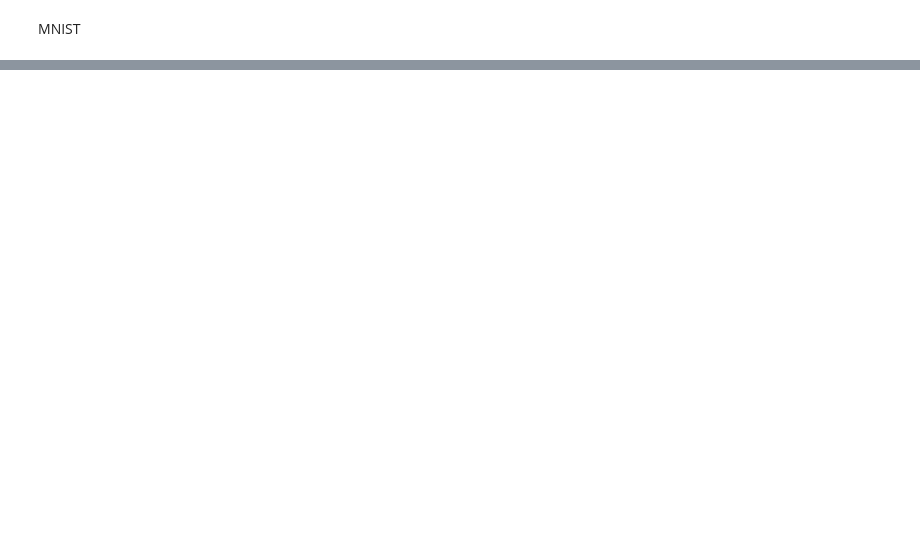
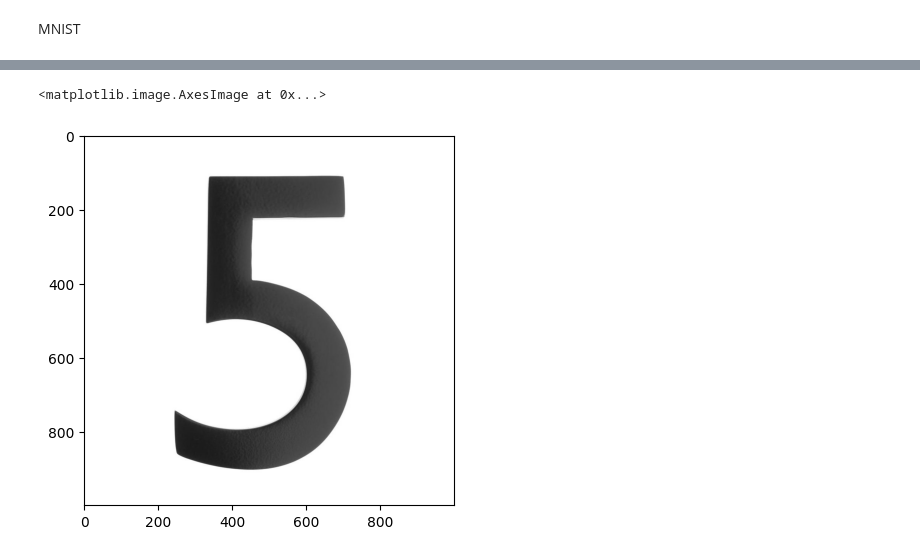
Before and after one commit to williamraccagni/pytorch_Computer_Vision_material, a Jupyter notebook: Image_Recognition.ipynb, the cells around one changed output, grey strips where cells are left out. Cells and saved outputs as stored; diff of their text form; code cells hidden in the pictures; blank space fills up the shorter version.

```diff
--- a/Image_Recognition.ipynb
+++ b/Image_Recognition.ipynb
@@ -150,0 +219,11 @@ for e in range(epochs):
+# %%
+import requests
+from PIL import Image
+
+url = 'https://images.homedepot-static.com/productImages/007164ea-d47e-4f66-8d8c-fd9f621984a2/svn/architectural-mailboxes-house-letters-numbers-3585b-5-64_1000.jpg'
+response = requests.get(url, stream = True)
+img = Image.open(response.raw)
+plt.imshow(img)
+# %% [output]
+<matplotlib.image.AxesImage at 0x...>
+[figure, added]
```
Also changed, not shown: parts of 14 cells of this notebook.
